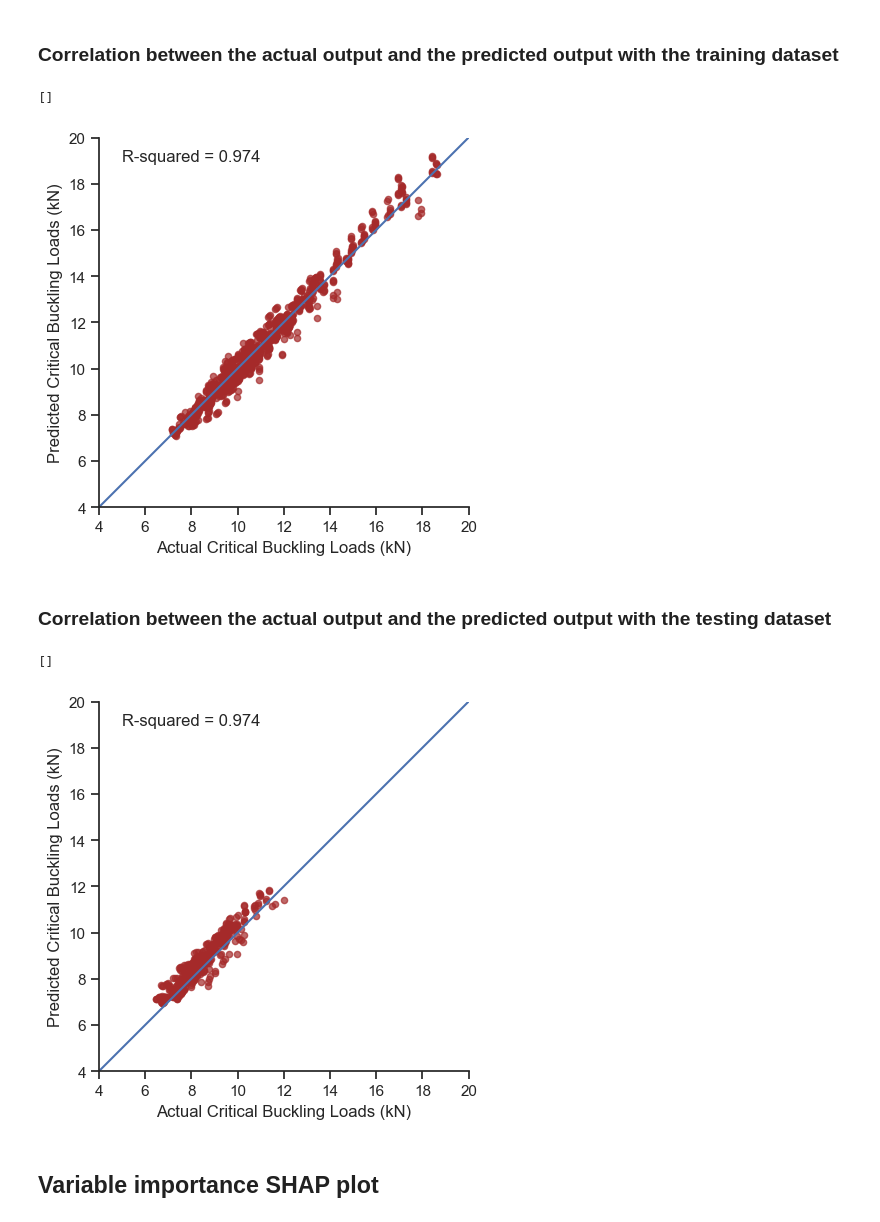
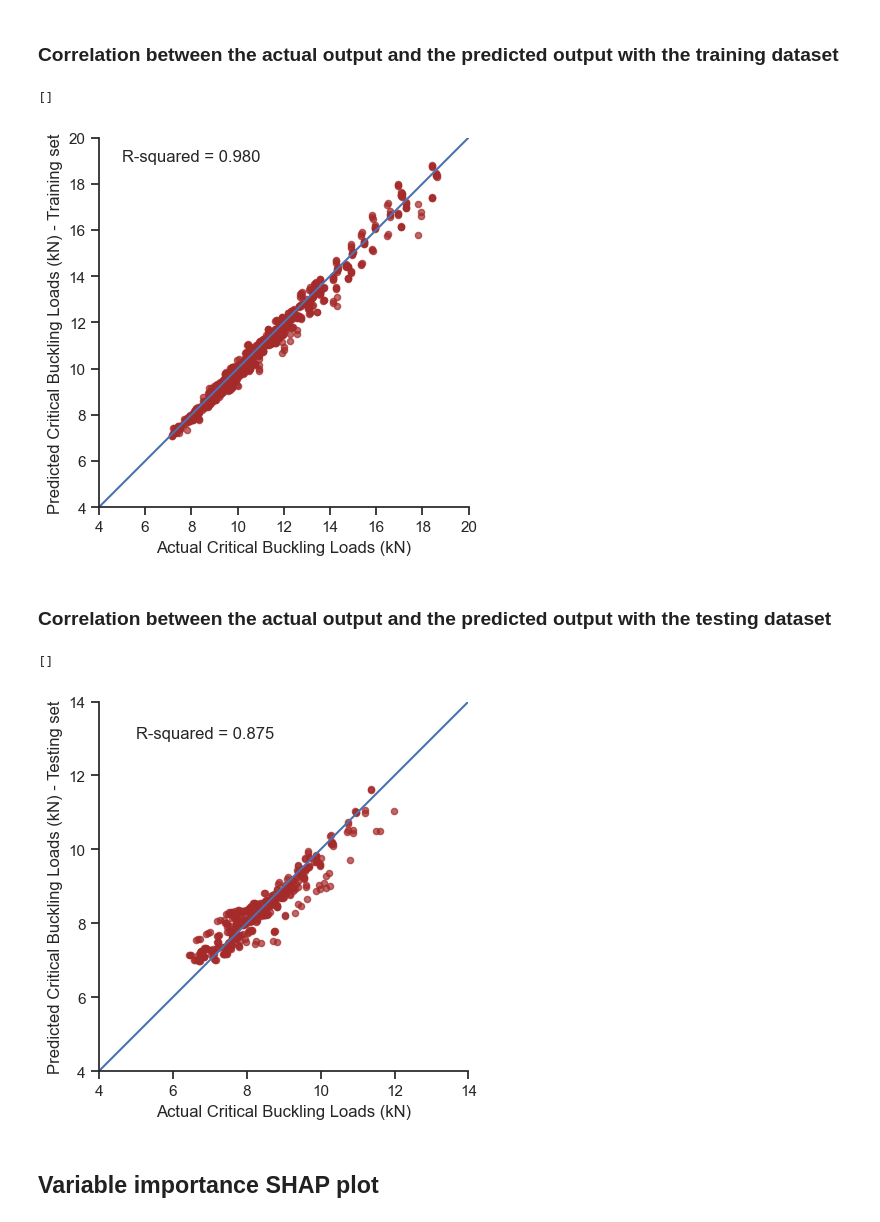
Before and after one commit to yongcheng6699/ML_Buckling_ANN_DNN, a Jupyter notebook: Buckling_DNN_4HL_TTS.ipynb, the cells around one changed output. Saved outputs shown, nothing was run; the diff lists cells and outputs as text; code cells hidden in the pictures.

```diff
--- a/Buckling_DNN_4HL_TTS.ipynb
+++ b/Buckling_DNN_4HL_TTS.ipynb
@@ -60,7 +60,7 @@ def create_model4H(hp_layer_1, hp_layer_2, hp_layer_3, hp_layer_4):
 # Specify the range for neurons in the first and second hidden layers
 min_neurons = 20
 max_neurons = 80
-step = 20
+step = 10
 
 neuron_configs = []
 
@@ -188,7 +188,7 @@ sns.set_theme(style="ticks", rc=custom_params)
 a = plt.axes(aspect='equal')
 plt.scatter(y_train, train_pred, s = 20, alpha=0.7, c = 'brown')
 plt.xlabel('Actual Critical Buckling Loads (kN)')
-plt.ylabel('Predicted Critical Buckling Loads (kN)')
+plt.ylabel('Predicted Critical Buckling Loads (kN) - Training set')
 plt.annotate("R-squared = {:.3f}".format(r2_score(y_train, train_pred)), (5, 19))
 plt.xlim([4, 20])
 plt.ylim([4, 20])
@@ -196,24 +196,24 @@ plt.plot([4, 20], [4, 20])
 plt.plot()
 # %% [output]
 []
-[figure, old version]
+[figure, new version]
 # %% [markdown]
 ### Correlation between the actual output and the predicted output with the testing dataset
 # %%
 custom_params = {"axes.spines.right": False, "axes.spines.top": False}
 sns.set_theme(style="ticks", rc=custom_params)
 a = plt.axes(aspect='equal')
 plt.scatter(y_test, test_pred, s = 20, alpha=0.7, c = 'brown')
 plt.xlabel('Actual Critical Buckling Loads (kN)')
-plt.ylabel('Predicted Critical Buckling Loads (kN)')
-plt.annotate("R-squared = {:.3f}".format(r2_score(y_train, train_pred)), (5, 19))
-plt.xlim([4, 20])
-plt.ylim([4, 20])
-plt.plot([4, 20], [4, 20])
+plt.ylabel('Predicted Critical Buckling Loads (kN) - Testing set')
+plt.annotate("R-squared = {:.3f}".format(r2_score(y_test, test_pred)), (5, 13))
+plt.xlim([4, 14])
+plt.ylim([4, 14])
+plt.plot([4, 14], [4, 14])
 plt.plot()
 # %% [output]
 []
-[figure, old version]
+[figure, new version]
 # %% [markdown]
 ## Variable importance SHAP plot
 # %%
```
Also changed, not shown: parts of 7 cells of this notebook, 8 other files.
